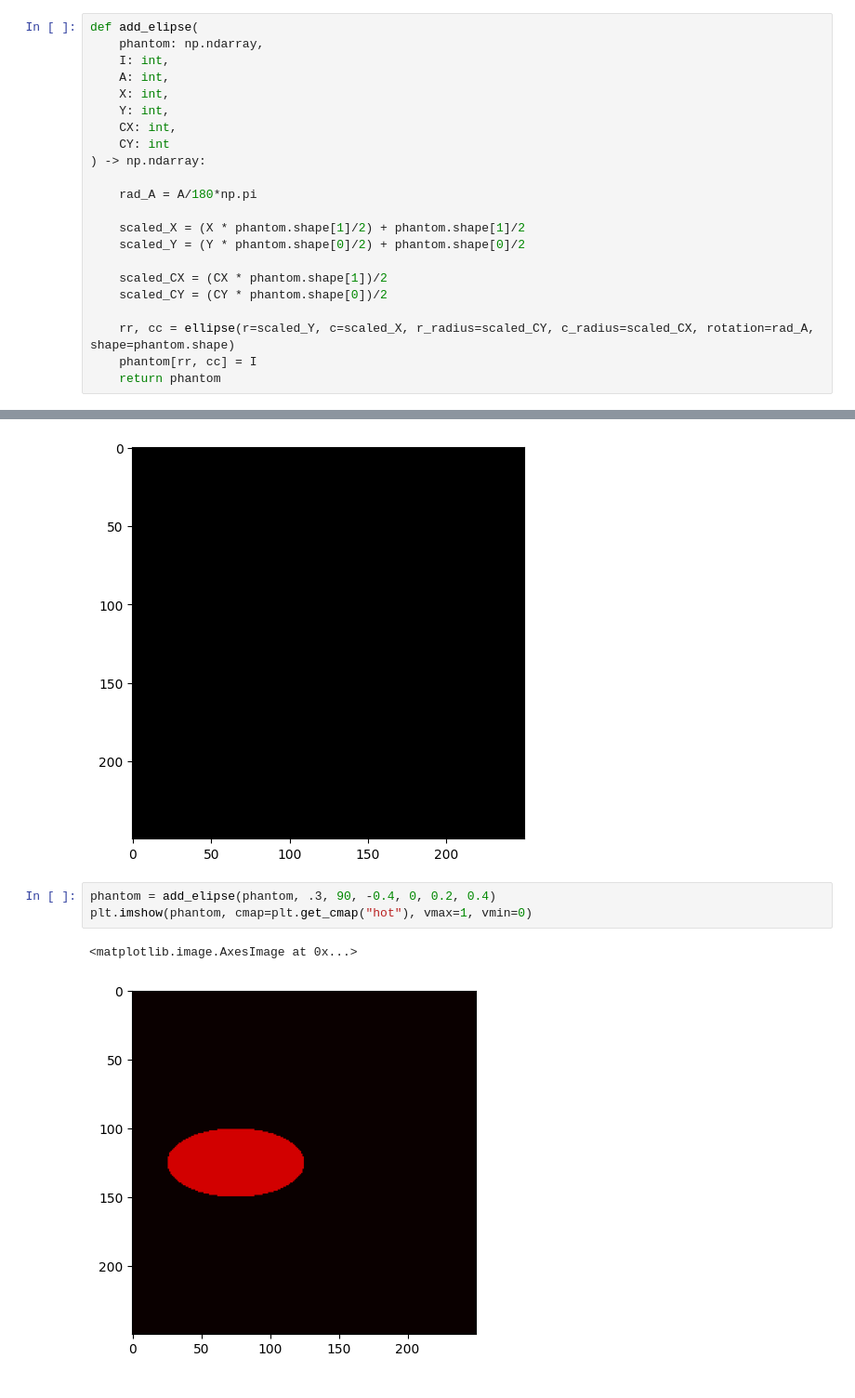
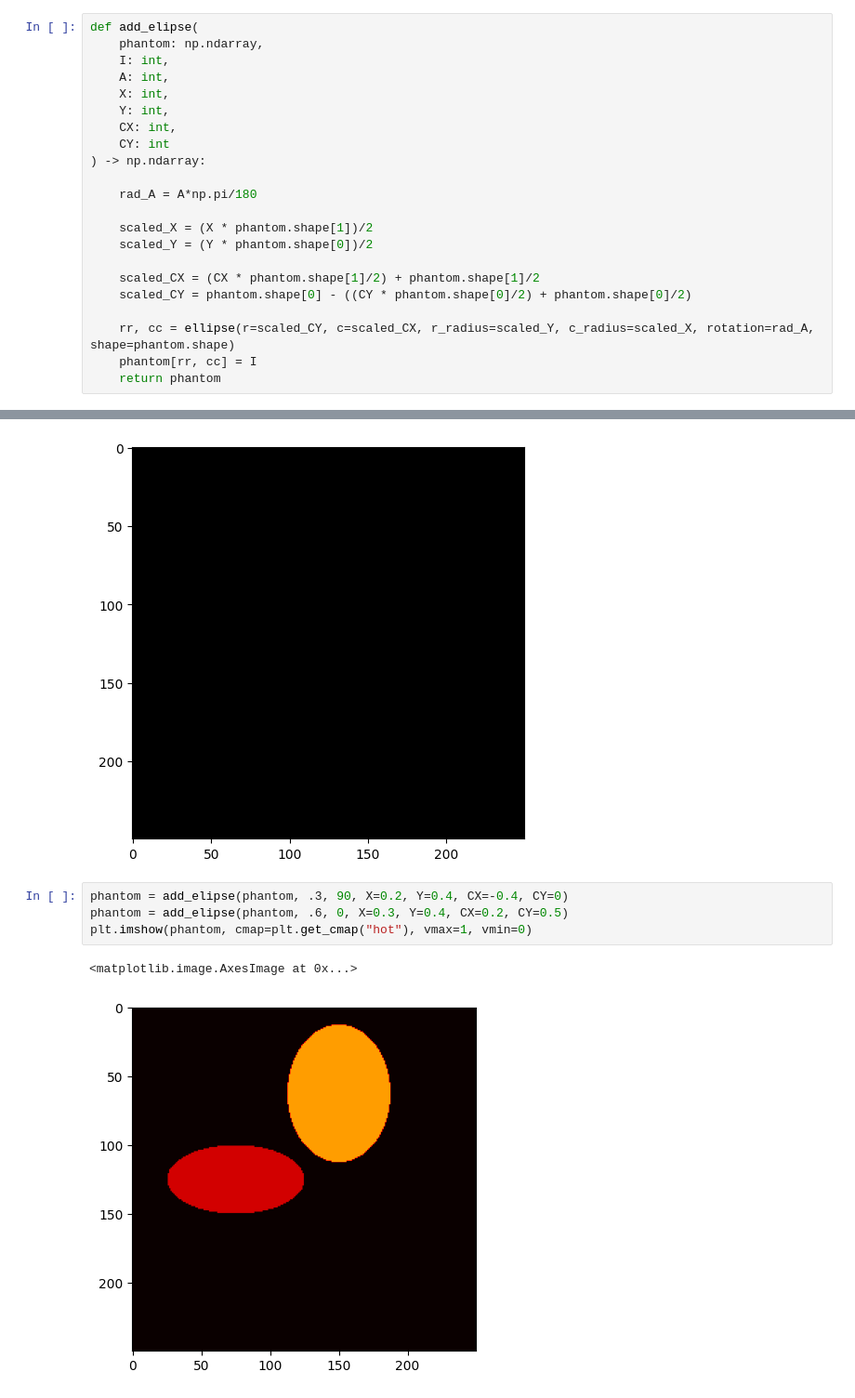
Before and after one commit to prausela/image-processing, a Jupyter notebook: tp8/ex.ipynb, the cells around one changed output, grey strips where cells are left out. Shown at 93% size. Saved outputs shown, nothing was run; the diff lists cells and outputs as text.

```diff
--- a/tp8/ex.ipynb
+++ b/tp8/ex.ipynb
@@ -39,15 +39,15 @@ def add_elipse(
     CY: int
 ) -> np.ndarray:
 
-    rad_A = A/180*np.pi
+    rad_A = A*np.pi/180
 
-    scaled_X = (X * phantom.shape[1]/2) + phantom.shape[1]/2
-    scaled_Y = (Y * phantom.shape[0]/2) + phantom.shape[0]/2
+    scaled_X = (X * phantom.shape[1])/2
+    scaled_Y = (Y * phantom.shape[0])/2
 
-    scaled_CX = (CX * phantom.shape[1])/2
-    scaled_CY = (CY * phantom.shape[0])/2
+    scaled_CX = (CX * phantom.shape[1]/2) + phantom.shape[1]/2
+    scaled_CY = phantom.shape[0] - ((CY * phantom.shape[0]/2) + phantom.shape[0]/2)
 
-    rr, cc = ellipse(r=scaled_Y, c=scaled_X, r_radius=scaled_CY, c_radius=scaled_CX, rotation=rad_A, shape=phantom.shape)
+    rr, cc = ellipse(r=scaled_CY, c=scaled_CX, r_radius=scaled_Y, c_radius=scaled_X, rotation=rad_A, shape=phantom.shape)
     phantom[rr, cc] = I
     return phantom
 # %%
@@ -57,9 +57,10 @@ imshow(phantom)
 <matplotlib.image.AxesImage at 0x...>
 [figure]
 # %%
-phantom = add_elipse(phantom, .3, 90, -0.4, 0, 0.2, 0.4)
+phantom = add_elipse(phantom, .3, 90, X=0.2, Y=0.4, CX=-0.4, CY=0)
+phantom = add_elipse(phantom, .6, 0, X=0.3, Y=0.4, CX=0.2, CY=0.5)
 plt.imshow(phantom, cmap=plt.get_cmap("hot"), vmax=1, vmin=0)
 # %% [output]
 <matplotlib.image.AxesImage at 0x...>
-[figure, old version]
+[figure, new version]
 # %%
```
Also changed, not shown: parts of 7 cells of this notebook.
